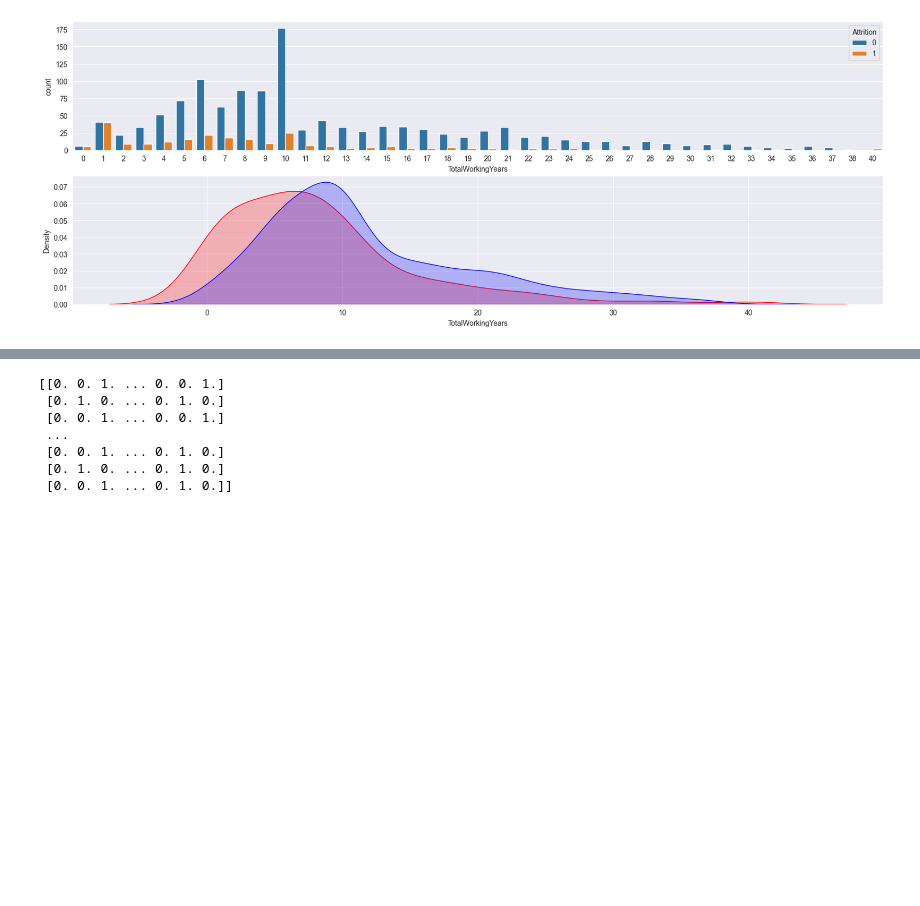
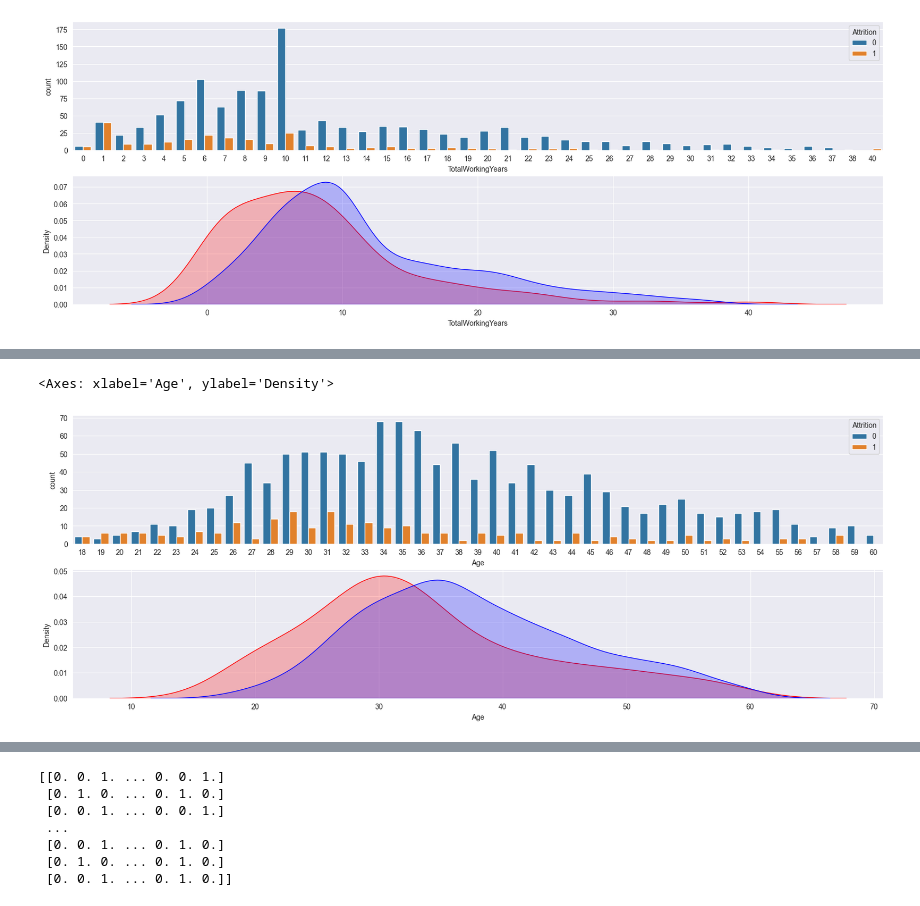
Before and after one commit to Haell39/HR-Analytics, a Jupyter notebook: notebooks/EDA_HR.ipynb, the cells around one changed output, grey strips where cells are left out. Cells and saved outputs as stored; diff of their text form; code cells hidden in the pictures; blank space fills up the shorter version.

```diff
--- a/notebooks/EDA_HR.ipynb
+++ b/notebooks/EDA_HR.ipynb
@@ -555,33 +569,0 @@ sns.kdeplot(stayed_df['YearsInCurrentRole'], label = 'Funcionários que ficaram'
-# %%
-import pandas as pd
-import seaborn as sns
-import matplotlib.pyplot as plt
-
-# Carregando o arquivo CSV
-employee_df = pd.read_csv('../data/raw/Human_Resources.csv')
-
-# Convertendo Attrition para numérico
-employee_df['Attrition'] = employee_df['Attrition'].map({'No': 0, 'Yes': 1})
-
-# Calculando as correlações com o alvo apenas para colunas numéricas
-numeric_df = employee_df.drop(columns=['Attrition']).select_dtypes(include=['int64', 'float64'])
-correlations = numeric_df.apply(lambda x: x.corr(employee_df['Attrition']))
-
-# Obtendo as 15 maiores correlações
-top_correlations = correlations.abs().nlargest(15)  # Selecionando as 15 maiores correlações em valor absoluto
-
-# Verificando quais são as 15 top correlações entre os atributos e o target
-print("Top 15 Correlações com Attrition:")
-print(top_correlations)
-
-# Obtendo os nomes das colunas correspondentes às maiores correlações
-top_columns = top_correlations.index.tolist()
-print("\nColunas mais correlacionadas:")
-print(top_columns)
-
-# Visualização
-plt.figure(figsize=(10, 6))
-sns.barplot(x=top_correlations.values, y=top_correlations.index)
-plt.title('Top 15 Correlações com Attrition')
-plt.xlabel('Correlação')
-plt.show()
@@ -609,0 +579,14 @@ Colunas mais correlacionadas:
+# %%
+
+
+plt.figure(figsize=(20, 30))
+
+plt.subplot(811)
+sns.countplot(x = 'Age', hue='Attrition', data=employee_df)
+
+plt.subplot(812)
+sns.kdeplot(left_df['Age'], label = 'Funcionários que saíram', fill=True, color='r')
+sns.kdeplot(stayed_df['Age'], label = 'Funcionários que ficaram', fill=True, color='b')
+# %% [output]
+<Axes: xlabel='Age', ylabel='Density'>
+[figure, added]
```
Also changed, not shown: parts of 37 cells of this notebook.
